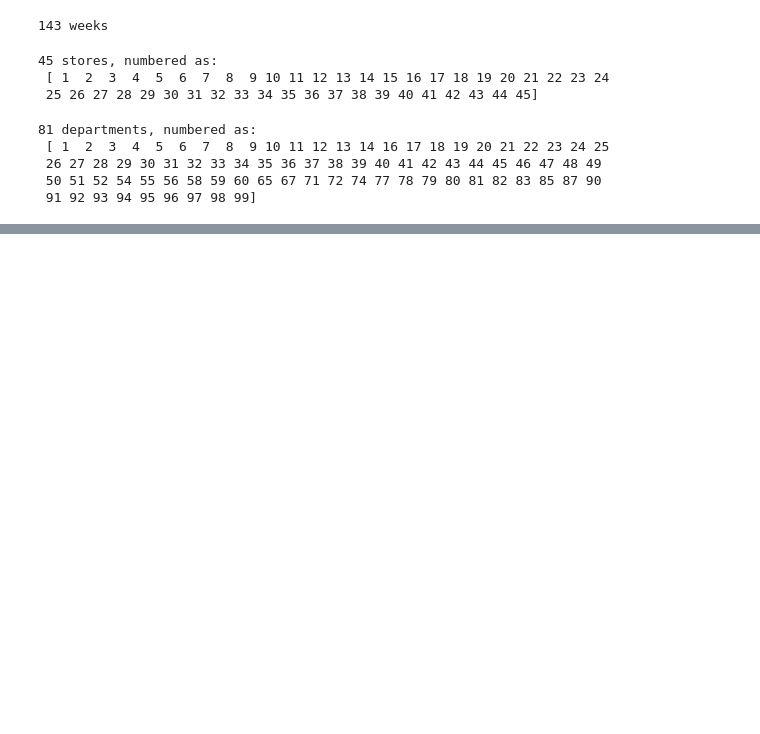
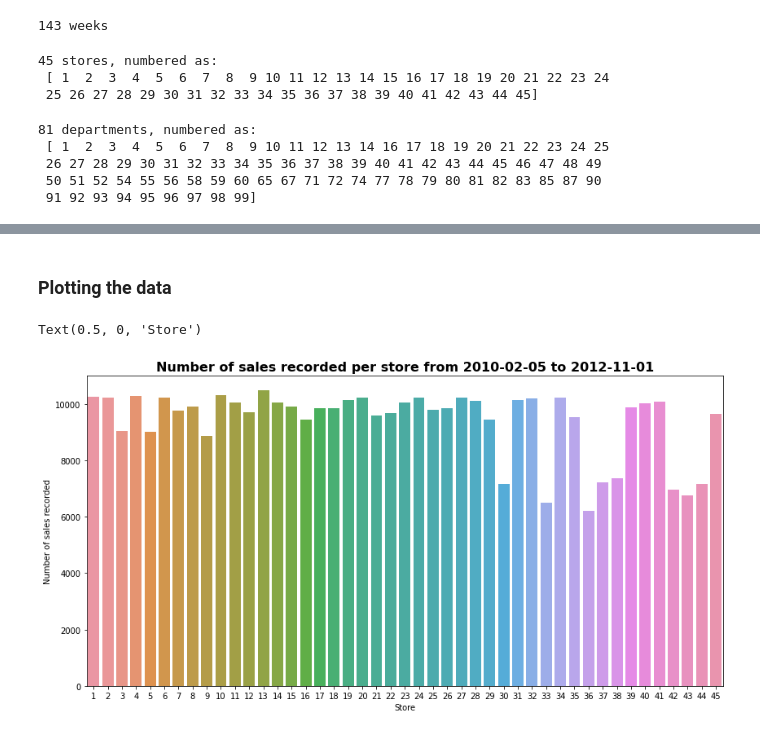
Before and after one commit to apinto25/walmart-sales-forecast, a Jupyter notebook: exploring_walmart_datasets.ipynb, the cells around one changed output, grey strips where cells are left out. Saved outputs shown, nothing was run; the diff lists cells and outputs as text; code cells hidden in the pictures; blank space fills up the shorter version.

Commit message:
Update: explored the data and created new graphs about the data,

```diff
--- a/exploring_walmart_datasets.ipynb
+++ b/exploring_walmart_datasets.ipynb
@@ -116,0 +204,3 @@ ax.bar(weekly_sales.index, weekly_sales["Weekly_Sales"])
+# %%
+data = pd.merge(features, train, on=['Store','Date','IsHoliday'], how='inner')
+data.head()
@@ -116,0 +216,3 @@ ax.bar(weekly_sales.index, weekly_sales["Weekly_Sales"])
+# %%
+data = pd.merge(stores, data, on=['Store'], how='inner')
+data.head()
@@ -116,0 +228,3 @@ ax.bar(weekly_sales.index, weekly_sales["Weekly_Sales"])
+# %%
+data = data.sort_values(by='Date')
+data.head()
@@ -116,0 +270,2 @@ ax.bar(weekly_sales.index, weekly_sales["Weekly_Sales"])
+# %% [markdown]
+### Plotting the data
@@ -116,0 +276,9 @@ ax.bar(weekly_sales.index, weekly_sales["Weekly_Sales"])
+# %%
+fig, ax = plt.subplots(figsize=(14, 7))
+stores = sns.countplot(x="Store", data=data, ax=ax)
+stores.set_title("Number of sales recorded per store from 2010-02-05 to 2012-11-01", fontsize=16, fontweight='bold')
+stores.set_ylabel("Number of sales recorded")
+stores.set_xlabel("Store")
+# %% [output]
+Text(0.5, 0, 'Store')
+[figure, added]
```
Also changed, not shown: parts of 29 cells of this notebook.
